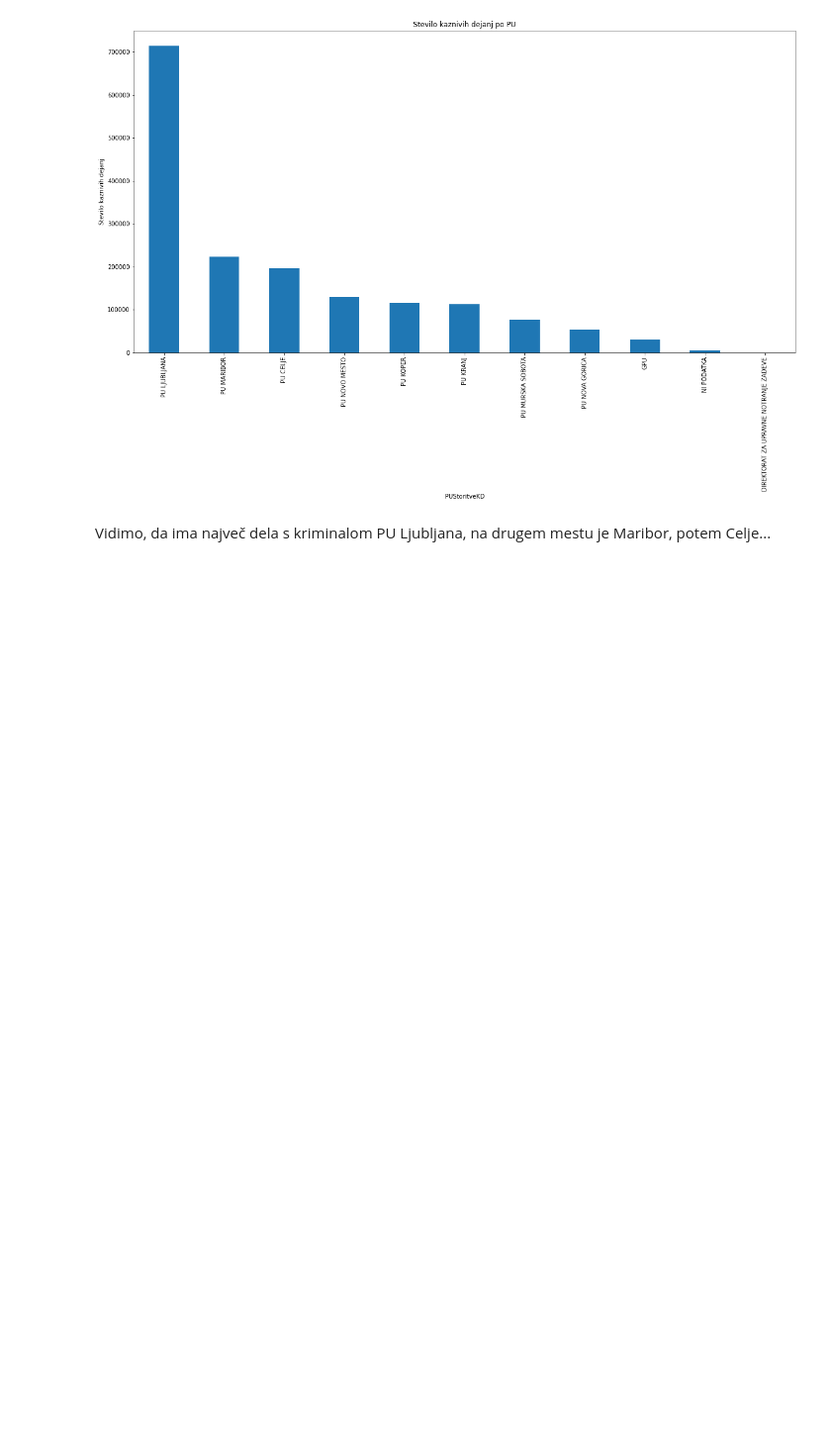
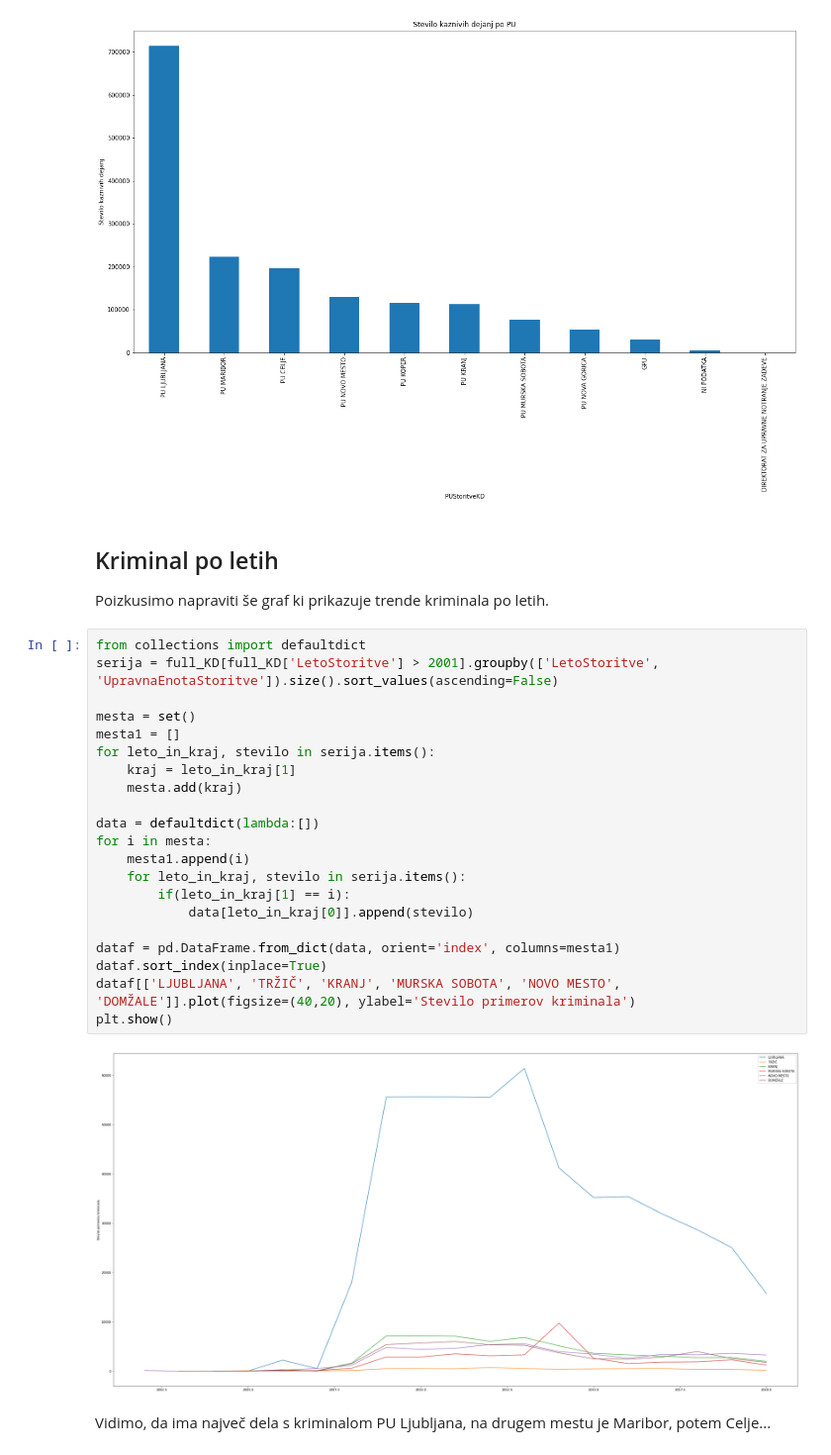
Before and after one commit to Nik-tech-cloud/PR22NGAMZ, a Jupyter notebook: seminar.ipynb, the cells around one changed output. Shown at 99% size. Cells and saved outputs as stored; diff of their text form; blank space fills up the shorter version.

Commit message:
Se en graf
Konec.

```diff
--- a/seminar.ipynb
+++ b/seminar.ipynb
@@ -680,6 +680,32 @@ full_KD.groupby(['PUStoritveKD']).size().sort_values(ascending=False).plot(kind=
 plt.show()
 # %% [output]
 [figure]
+# %% [markdown]
+## Kriminal po letih
+Poizkusimo napraviti še graf ki prikazuje trende kriminala po letih.
+# %%
+from collections import defaultdict
+serija = full_KD[full_KD['LetoStoritve'] > 2001].groupby(['LetoStoritve', 'UpravnaEnotaStoritve']).size().sort_values(ascending=False)
+
+mesta = set()
+mesta1 = []
+for leto_in_kraj, stevilo in serija.items():
+    kraj = leto_in_kraj[1]
+    mesta.add(kraj)
+
+data = defaultdict(lambda:[])
+for i in mesta:
+    mesta1.append(i)
+    for leto_in_kraj, stevilo in serija.items():
+        if(leto_in_kraj[1] == i):
+            data[leto_in_kraj[0]].append(stevilo)
+
+dataf = pd.DataFrame.from_dict(data, orient='index', columns=mesta1)
+dataf.sort_index(inplace=True)
+dataf[['LJUBLJANA', 'TRŽIČ', 'KRANJ', 'MURSKA SOBOTA', 'NOVO MESTO', 'DOMŽALE']].plot(figsize=(40,20), ylabel='Stevilo primerov kriminala')
+plt.show()
+# %% [output]
+[figure, added]
 # %% [markdown]
 Vidimo, da ima največ dela s kriminalom PU Ljubljana, na drugem mestu je Maribor, potem Celje...
 # %% [markdown]
```
Also changed, not shown: 1 other file.
